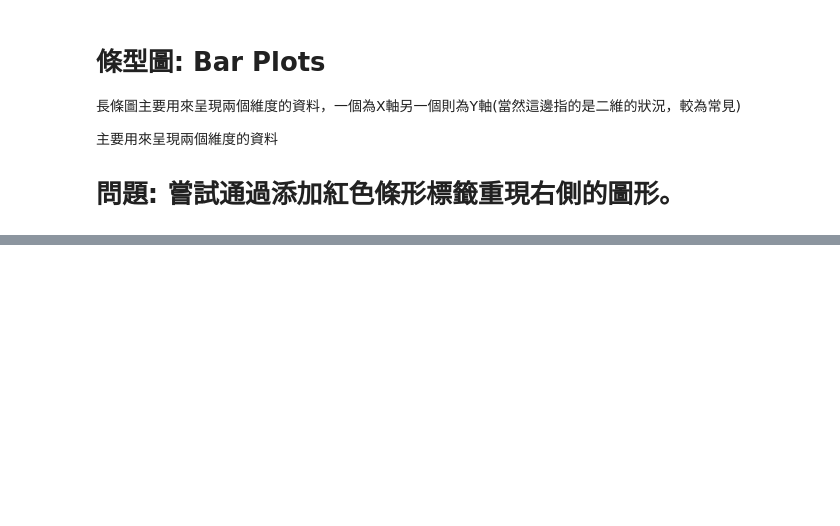
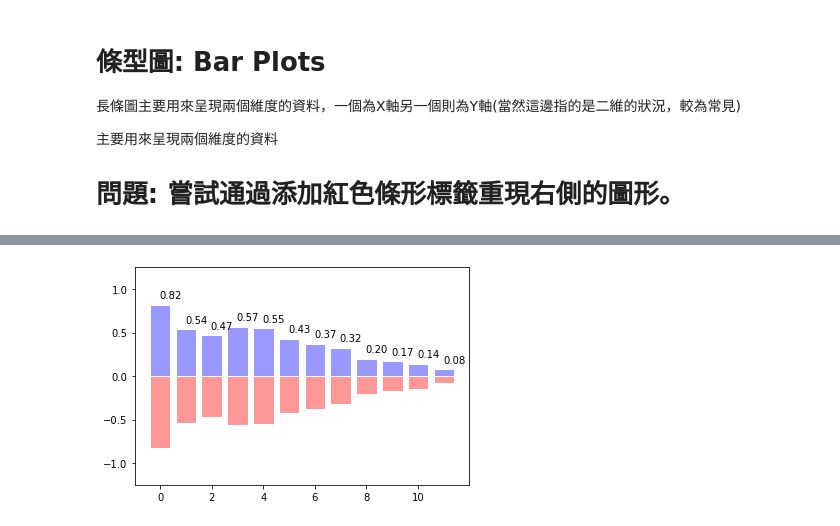
Before and after one commit to hsienhsin/1st-DataScienceMarathon, a Jupyter notebook: D19Data Visualization_Day-2_HW.ipynb, the cells around one changed output, grey strips where cells are left out. Drawn from its saved outputs; the diff is of its cells as text; code cells hidden in the pictures; blank space fills up the shorter version.

```diff
--- a/D19Data Visualization_Day-2_HW.ipynb
+++ b/D19Data Visualization_Day-2_HW.ipynb
@@ -97,0 +100,29 @@ plt.show()
+# %%
+import numpy as np
+import matplotlib.pyplot as plt
+
+ #配置12 組 Bar
+n = 12
+X = np.arange(n)
+
+ #給定數學運算式
+Y1 = (1-X/float(n)) * np.random.uniform(0.5,1.0,n)
+Y2 = (1-X/float(n)) * np.random.uniform(0.5,1.0,n)
+
+#指定上半部繪製區域, 給定 Bar 顏色, 邊界顏色
+plt.bar(X, +Y1, facecolor='#9999ff', edgecolor='white')
+# +Y 指的是 XY 四象限的第一象限
+
+'''
+#指定下半部繪製區域, 給定 Bar 顏色, 邊界顏色
+'''
+plt.bar(X, -Y1, facecolor='#FF9797', edgecolor='white')
+ #設定繪圖圖示區間
+for x,y in zip(X,Y1):
+    plt.text(x+0.4, y+0.05, '%.2f' % y, ha='center', va= 'bottom')
+
+ #設定Y軸區間
+plt.ylim(-1.25,+1.25)
+plt.show()
+# %% [output]
+[figure, added]
```
Also changed, not shown: parts of 1 cell of this notebook, 1 other file.
